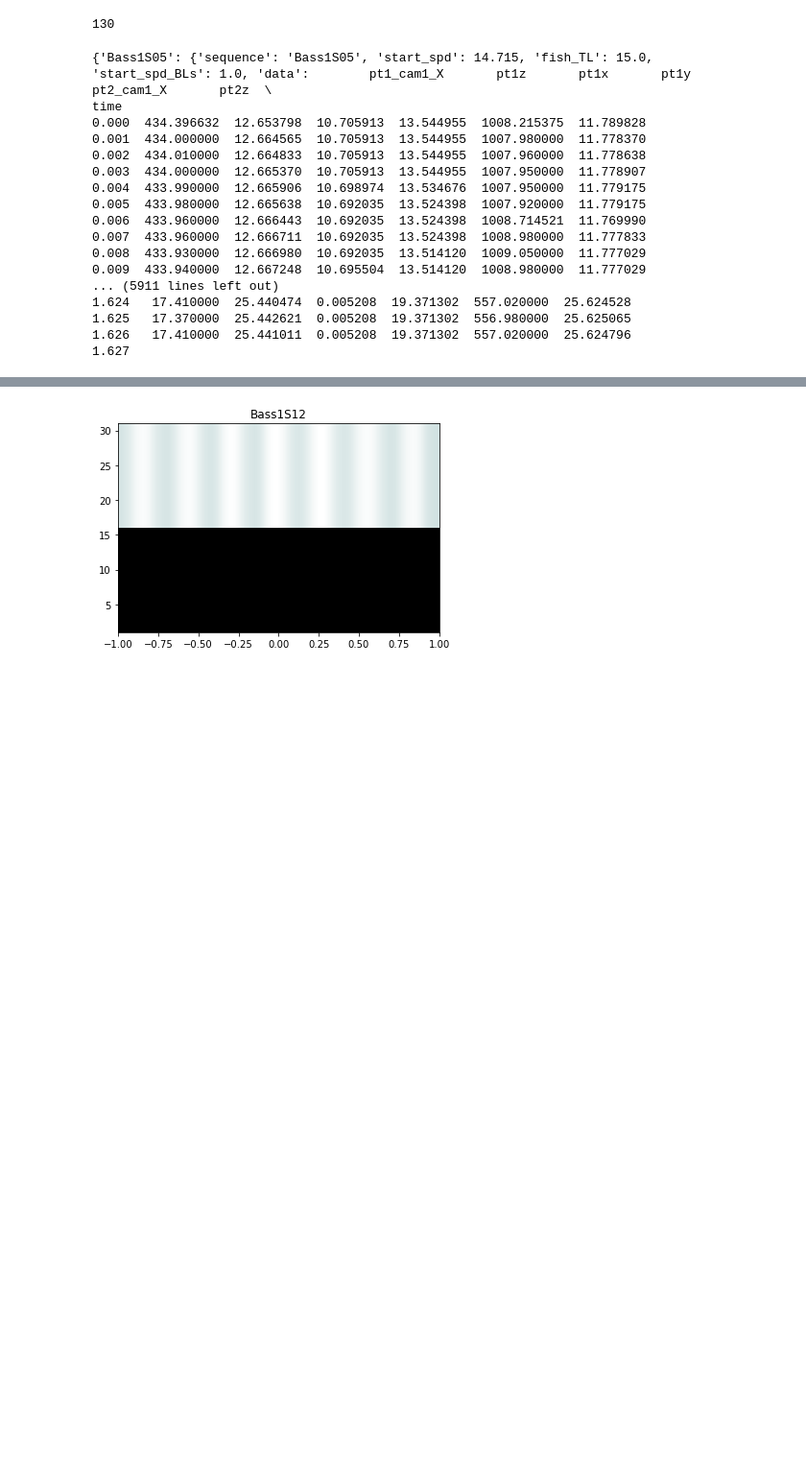
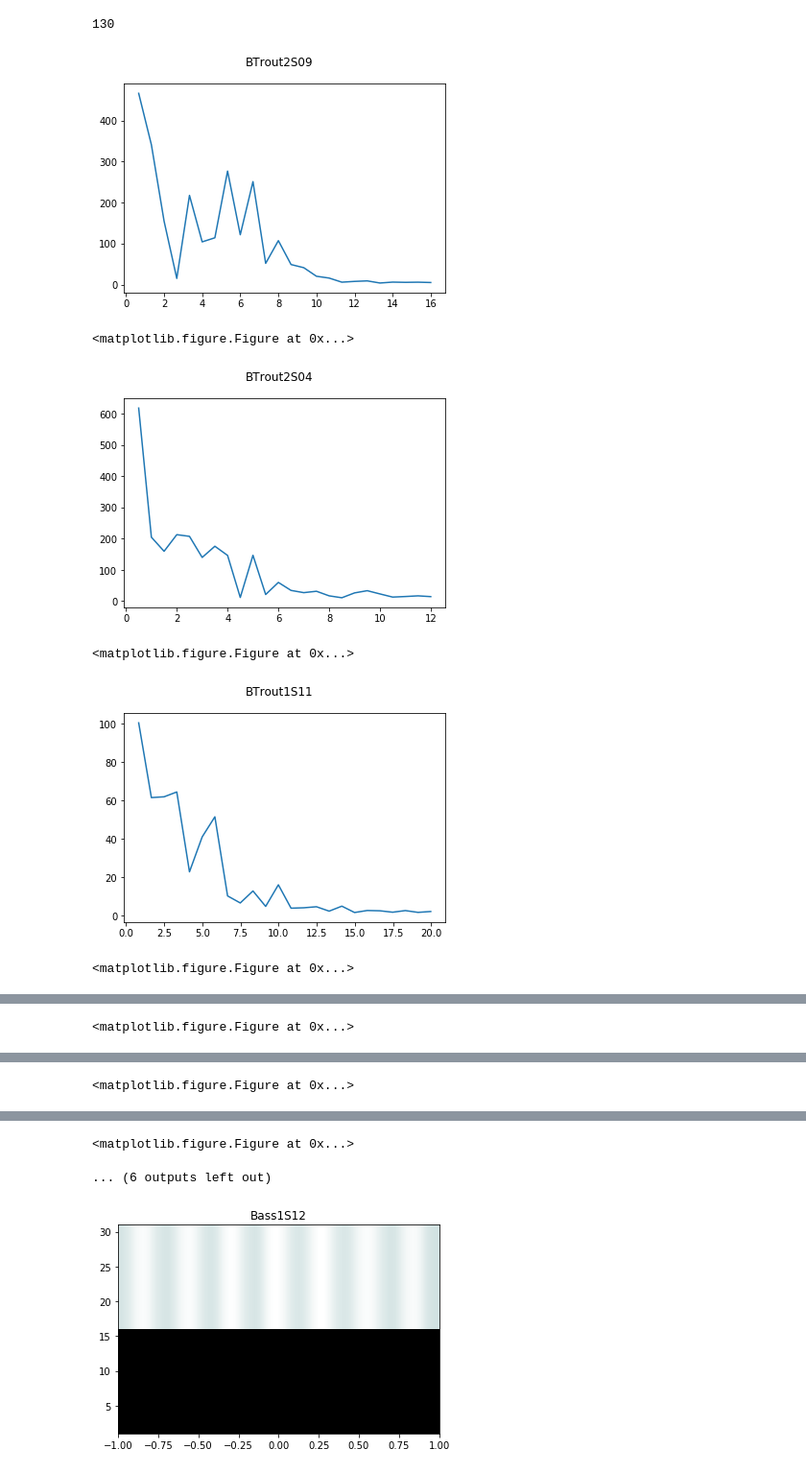
Before and after one commit to kfeilich/FishTrackProcessing, a Jupyter notebook: AccelerationCodeTesting.ipynb, the cells around one changed output, grey strips where cells are left out. Shown at 96% size. Drawn from its saved outputs; the diff is of its cells as text; code cells hidden in the pictures; blank space fills up the shorter version.

```diff
--- a/AccelerationCodeTesting.ipynb
+++ b/AccelerationCodeTesting.ipynb
@@ -56,5 +30,6 @@ plot_analysis("test",tracklist.keys(), finbeat_byP, tracklist)
 # %%
 bass_subset = make_subset(group_by1='species', identifier1='Bass', tracklist=tracklist)
 trout_subset = make_subset(group_by1 = 'species', identifier1 ='BTrout', tracklist=tracklist)
+trout_burst_subset = make_subset(group_by1 = 'species', identifier1='BTrout', tracklist=tracklist, group_by2 = 'behavior', identifier2='B')
 # %%
 plot_analysis("Bass Data",bass_subset,finbeat_byP,tracklist)
@@ -134,21 +55,9 @@ def read_data(filename):
-# %%
-tracklist, finbeats, finbeat_byP, finbeat_byT = read_data('data.pickle')
-print(tracklist)
-# %% [output]
-{'Bass1S05': {'sequence': 'Bass1S05', 'start_spd': 14.715, 'fish_TL': 15.0, 'start_spd_BLs': 1.0, 'data':        pt1_cam1_X       pt1z       pt1x       pt1y   pt2_cam1_X       pt2z  \
-time
-0.000  434.396632  12.653798  10.705913  13.544955  1008.215375  11.789828
-0.001  434.000000  12.664565  10.705913  13.544955  1007.980000  11.778370
-0.002  434.010000  12.664833  10.705913  13.544955  1007.960000  11.778638
-0.003  434.000000  12.665370  10.705913  13.544955  1007.950000  11.778907
-0.004  433.990000  12.665906  10.698974  13.534676  1007.950000  11.779175
-0.005  433.980000  12.665638  10.692035  13.524398  1007.920000  11.779175
-0.006  433.960000  12.666443  10.692035  13.524398  1008.714521  11.769990
-0.007  433.960000  12.666711  10.692035  13.524398  1008.980000  11.777833
-0.008  433.930000  12.666980  10.692035  13.514120  1009.050000  11.777029
-0.009  433.940000  12.667248  10.695504  13.514120  1008.980000  11.777029
-... (5911 lines left out)
-1.624   17.410000  25.440474  0.005208  19.371302  557.020000  25.624528
-1.625   17.370000  25.442621  0.005208  19.371302  556.980000  25.625065
-1.626   17.410000  25.441011  0.005208  19.371302  557.020000  25.624796
-1.627
+# %%
+fourier_analysis(trout_burst_subset, tracklist)
+# %% [output]
+[figure, added]
+<matplotlib.figure.Figure at 0x...>
+[figure, added]
+<matplotlib.figure.Figure at 0x...>
+[figure, added]
+<matplotlib.figure.Figure at 0x...>
@@ -154,0 +65 @@ time
+<matplotlib.figure.Figure at 0x...>
@@ -154,0 +67 @@ time
+<matplotlib.figure.Figure at 0x...>
@@ -155,3 +69,5 @@ time
+<matplotlib.figure.Figure at 0x...>
+... (6 outputs left out)
 # %%
 tracklist_subset = ['Bass1S12', 'Bass1S09', 'Bass1S06']
 
```
Also changed, not shown: parts of 9 cells of this notebook, 3 other files.
